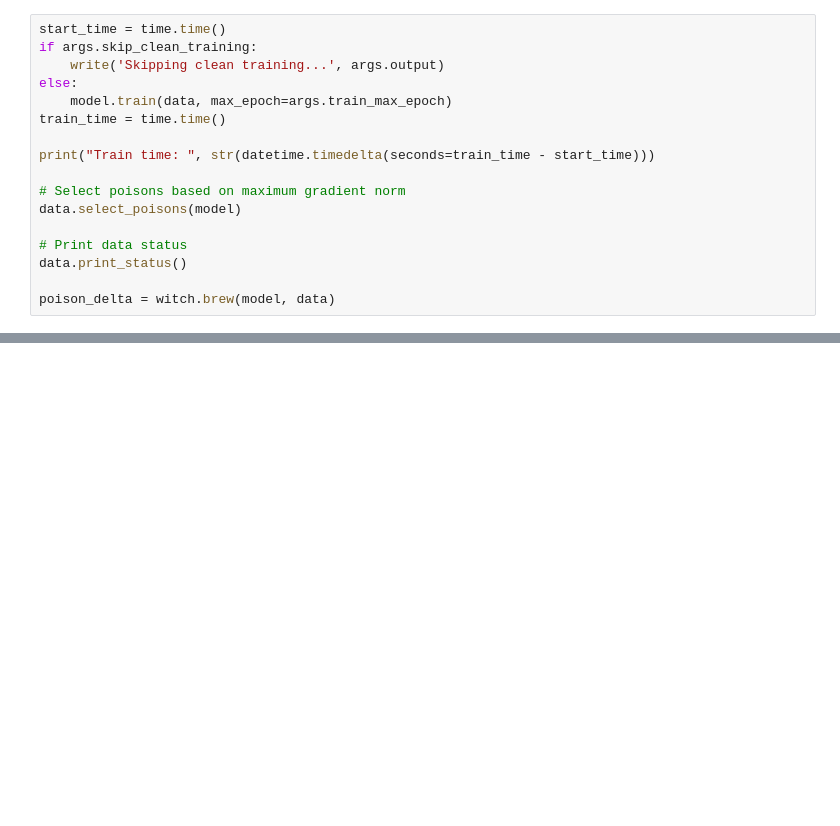
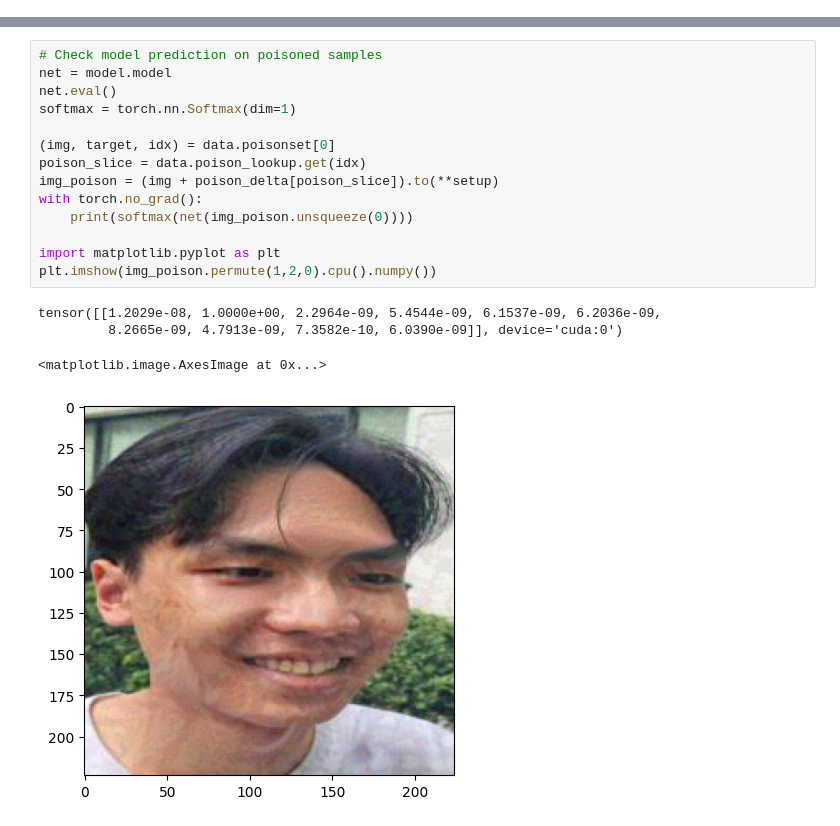
Before and after one commit to lechicuong2k3/Clean-label-Physical-Backdoor-Attack, a Jupyter notebook: test_sa.ipynb, the cells around one changed output, grey strips where cells are left out. Cells and saved outputs as stored; diff of their text form; blank space fills up the shorter version.

```diff
--- a/test_sa.ipynb
+++ b/test_sa.ipynb
@@ -260,17 +86,0 @@ AttributeError: 'FaceDetector' object has no attribute 'trigger'
-# %%
-start_time = time.time()
-if args.skip_clean_training:
-    write('Skipping clean training...', args.output)
-else:
-    model.train(data, max_epoch=args.train_max_epoch)
-train_time = time.time()
-
-print("Train time: ", str(datetime.timedelta(seconds=train_time - start_time)))
-
-# Select poisons based on maximum gradient norm
-data.select_poisons(model)
-
-# Print data status
-data.print_status()
-
-poison_delta = witch.brew(model, data)
@@ -276,0 +416,19 @@ poison_delta = witch.brew(model, data)
+# %%
+# Check model prediction on poisoned samples
+net = model.model
+net.eval()
+softmax = torch.nn.Softmax(dim=1)
+
+(img, target, idx) = data.poisonset[0]
+poison_slice = data.poison_lookup.get(idx)
+img_poison = (img + poison_delta[poison_slice]).to(**setup)
+with torch.no_grad():
+    print(softmax(net(img_poison.unsqueeze(0))))
+
+import matplotlib.pyplot as plt
+plt.imshow(img_poison.permute(1,2,0).cpu().numpy())
+# %% [output]
+tensor([[1.2029e-08, 1.0000e+00, 2.2964e-09, 5.4544e-09, 6.1537e-09, 6.2036e-09,
+         8.2665e-09, 4.7913e-09, 7.3582e-10, 6.0390e-09]], device='cuda:0')
+<matplotlib.image.AxesImage at 0x...>
+[figure, added]
```
Also changed, not shown: parts of 17 cells of this notebook, 14 other files.
